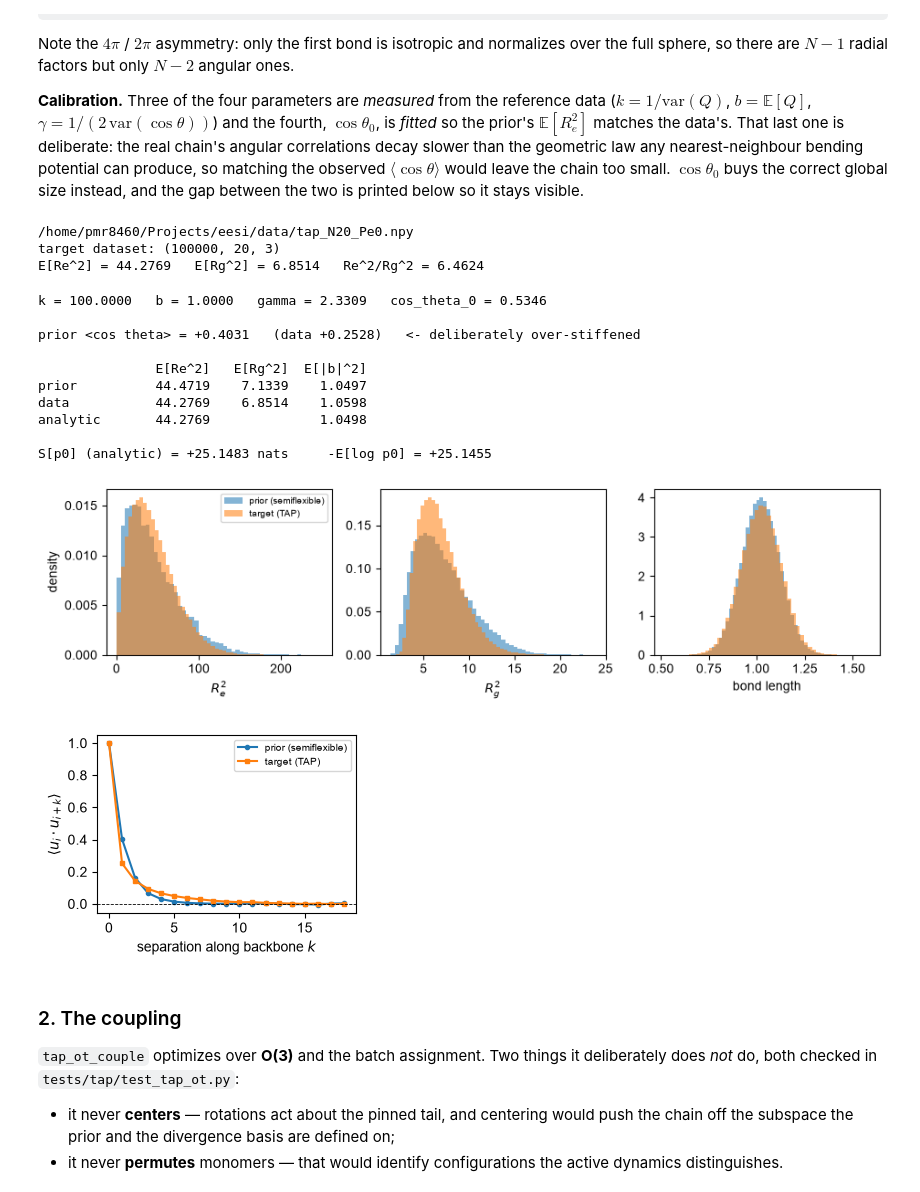
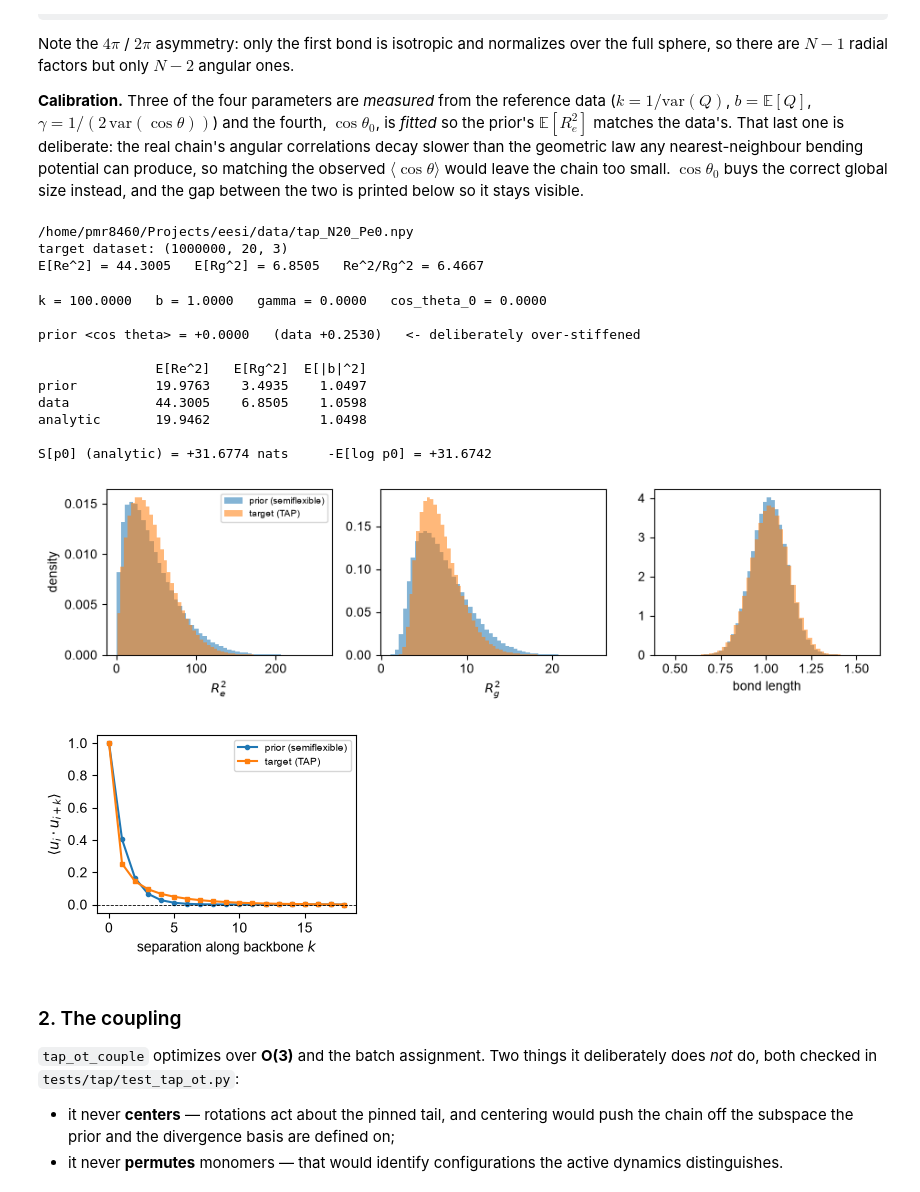
Before and after one commit to Rauscher-Group/eesi, a Jupyter notebook: experiments/TAP/TAP.ipynb, the cells around one changed output. Drawn from its saved outputs; the diff is of its cells as text; code cells hidden in the pictures; some formulas as TeX source.

```diff
--- a/experiments/TAP/TAP.ipynb
+++ b/experiments/TAP/TAP.ipynb
@@ -139,7 +139,7 @@ global size instead, and the gap between the two is printed below so it stays vi
 # below are measured off these configurations, not chosen by hand.
 DATA = REF_DATA_PATH
 print(DATA)
-n_data = 100_000
+n_data = 1_000_000
 x1 = load_ref_data(DATA, n=n_data, n_particles=N).to(device)
 
 print("target dataset:", tuple(x1.shape))
@@ -147,8 +147,8 @@ print(f"E[Re^2] = {end_to_end_sq(x1).mean():.4f}   E[Rg^2] = {gyration_sq(x1).me
       f"   Re^2/Rg^2 = {(end_to_end_sq(x1).mean()/gyration_sq(x1).mean()):.4f}")
 # %% [output]
 /home/pmr8460/Projects/eesi/data/tap_N20_Pe0.npy
-target dataset: (100000, 20, 3)
-E[Re^2] = 44.2769   E[Rg^2] = 6.8514   Re^2/Rg^2 = 6.4624
+target dataset: (1000000, 20, 3)
+E[Re^2] = 44.3005   E[Rg^2] = 6.8505   Re^2/Rg^2 = 6.4667
 # %%
 # --- calibrate the prior from the data, then check it ---
 #
@@ -161,9 +161,11 @@ _cos = bond_cosines(x1)
 K_BOND   = 100.0              # harmonic bond stiffness
 #B_BOND   = _q.mean().item()                   # equilibrium bond length
 B_BOND   = 1.0                   # equilibrium bond length
-GAMMA_BEND = 1.0 / (2.0 * _cos.var().item())  # bending constant
-COS_THETA_0 = solve_cos_theta_0(              # fitted so E[Re^2] matches the data
-    K_BOND, B_BOND, GAMMA_BEND, end_to_end_sq(x1).mean().item(), N)
+GAMMA_BEND = 0.0
+COS_THETA_0 = 0.0
+#GAMMA_BEND = 1.0 / (2.0 * _cos.var().item())  # bending constant
+#COS_THETA_0 = solve_cos_theta_0(              # fitted so E[Re^2] matches the data
+#    K_BOND, B_BOND, GAMMA_BEND, end_to_end_sq(x1).mean().item(), N)
 
 print(f"k = {K_BOND:.4f}   b = {B_BOND:.4f}   gamma = {GAMMA_BEND:.4f}   "
       f"cos_theta_0 = {COS_THETA_0:.4f}")
@@ -176,7 +178,7 @@ print(f"k = {K_BOND:.4f}   b = {B_BOND:.4f}   gamma = {GAMMA_BEND:.4f}   "
 print(f"\nprior <cos theta> = {angle_moments(GAMMA_BEND, COS_THETA_0)[1]:+.4f}   "
       f"(data {_cos.mean():+.4f})   <- deliberately over-stiffened")
 
-x0_check = sample_prior(200_000, K_BOND, B_BOND, GAMMA_BEND, COS_THETA_0, n_particles=N)
+x0_check = sample_prior(1_000_000, K_BOND, B_BOND, GAMMA_BEND, COS_THETA_0, n_particles=N)
 print(f"\n{'':<12}{'E[Re^2]':>10}{'E[Rg^2]':>10}{'E[|b|^2]':>10}")
 print(f"{'prior':<12}{end_to_end_sq(x0_check).mean():10.4f}{gyration_sq(x0_check).mean():10.4f}"
       f"{(bond_vectors(x0_check)**2).sum(-1).mean():10.4f}")
@@ -193,45 +195,45 @@ _mc = -log_prior(x0_check, K_BOND, B_BOND, GAMMA_BEND, COS_THETA_0).mean()
 print(f"\nS[p0] (analytic) = {S_prior:+.4f} nats     -E[log p0] = {_mc:+.4f}")
 del x0_check
 # %% [output]
-k = 100.0000   b = 1.0000   gamma = 2.3309   cos_theta_0 = 0.5346
+k = 100.0000   b = 1.0000   gamma = 0.0000   cos_theta_0 = 0.0000
 
-prior <cos theta> = +0.4031   (data +0.2528)   <- deliberately over-stiffened
+prior <cos theta> = +0.0000   (data +0.2530)   <- deliberately over-stiffened
 
                E[Re^2]   E[Rg^2]  E[|b|^2]
-prior          44.4719    7.1339    1.0497
-data           44.2769    6.8514    1.0598
-analytic       44.2769              1.0498
+prior          19.9763    3.4935    1.0497
+data           44.3005    6.8505    1.0598
+analytic       19.9462              1.0498
 
-S[p0] (analytic) = +25.1483 nats     -E[log p0] = +25.1455
+S[p0] (analytic) = +31.6774 nats     -E[log p0] = +31.6742
 # %%
 # --- prior vs target: where the flow has to do work ---
-x0_ref = sample_prior(20_000, K_BOND, B_BOND, GAMMA_BEND, COS_THETA_0,
+x0_ref = sample_prior(1_000_000, K_BOND, B_BOND, GAMMA_BEND, COS_THETA_0,
                       n_particles=N, device=device)
 
 fig, ax = plt.subplots(1, 3, figsize=(9.5, 2.6))
 for a, (v0, v1, lab) in zip(ax, [
     (end_to_end_sq(x0_ref).cpu(), end_to_end_sq(x1).cpu(), r"$R_e^2$"),
     (gyration_sq(x0_ref).cpu(),   gyration_sq(x1).cpu(),   r"$R_g^2$"),
     (bond_lengths(x0_ref),        bond_lengths(x1),        "bond length"),
 ]):
     a.hist(np.asarray(v0), bins=50, density=True, alpha=0.55, label="prior (semiflexible)")
     a.hist(np.asarray(v1), bins=50, density=True, alpha=0.55, label="target (TAP)")
     a.set_xlabel(lab)
 ax[0].set_ylabel("density"); ax[0].legend(fontsize=7)
 plt.tight_layout(); plt.show()
 
 # The tangent correlation is where the calibration's one compromise is visible. The
 # prior matches at k=0 and k=1 by construction and then decays geometrically, while the
 # data's decay is slower; the prior's lag-1 value sits ABOVE the data's, which is the
 # over-stiffening that buys the correct E[Re^2].
 fig, a = plt.subplots(figsize=(3.375, 2.5))
 a.plot(tangent_correlation(x0_ref), 'o-', ms=3, label="prior (semiflexible)")
-a.plot(tangent_correlation(x1[:20_000]), 's-', ms=3, label="target (TAP)")
+a.plot(tangent_correlation(x1), 's-', ms=3, label="target (TAP)")
 a.axhline(0, c="k", lw=0.6, ls="--")
 a.set_xlabel("separation along backbone $k$"); a.set_ylabel(r"$\langle u_i \cdot u_{i+k}\rangle$")
 a.legend(fontsize=7); plt.tight_layout(); plt.show()
 # %% [output]
-[figure, old version]
+[figure, new version]
 [figure]
 # %% [markdown]
 ### 2. The coupling
```
Also changed, not shown: parts of 15 cells of this notebook, 57 other files.
